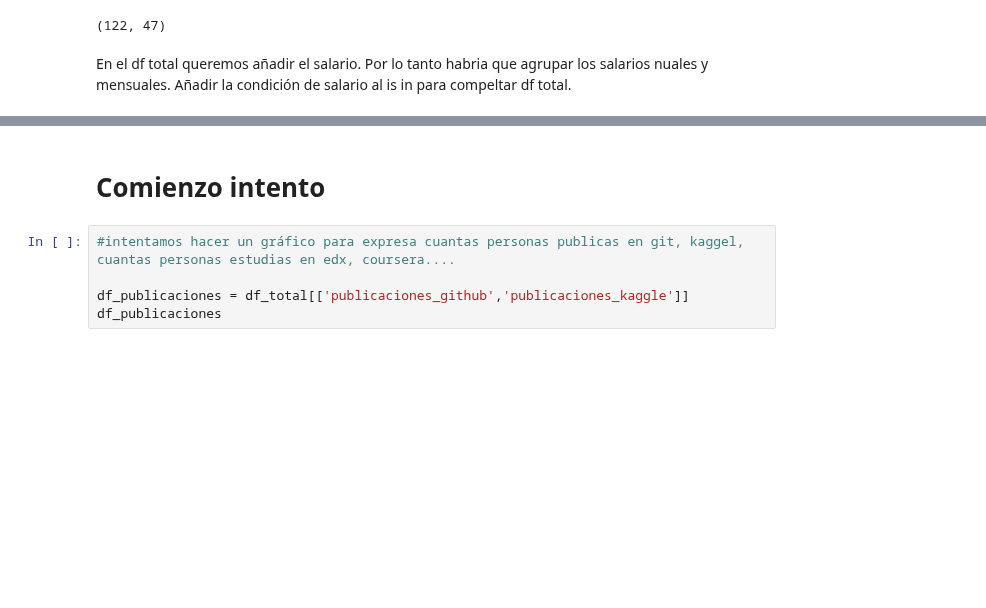
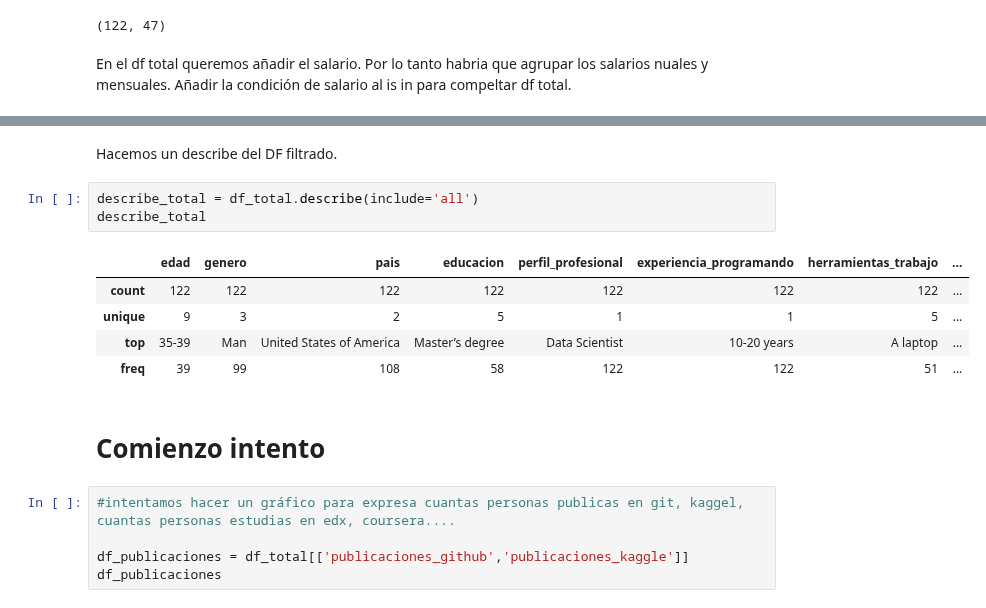
Before and after one commit to Adalab/project-da-promo-A-module-2-team-2, a Jupyter notebook: Proyecto 2- guarrillo copy 2.ipynb, the cells around one changed output, grey strips where cells are left out. Drawn from its saved outputs; the diff is of its cells as text; blank space fills up the shorter version.

```diff
--- a/Proyecto 2- guarrillo copy 2.ipynb
+++ b/Proyecto 2- guarrillo copy 2.ipynb
@@ -768,6 +761,17 @@ df_total.head(3)
 | 184 | 30-34 | Man | United States of America | Master’s degree | Data Scientist | 10-20 years | A cloud computing platform (AWS, ... | ... |
 | 287 | 35-39 | Woman | United States of America | Master’s degree | Data Scientist | 10-20 years | A cloud computing platform (AWS, ... | ... |
 | 393 | 35-39 | Man | United States of America | Master’s degree | Data Scientist | 10-20 years | A personal computer / desktop | ... |
+# %% [markdown]
+Hacemos un describe del DF filtrado.
+# %%
+describe_total = df_total.describe(include='all')
+describe_total
+# %% [output]
+|  | edad | genero | pais | educacion | perfil_profesional | experiencia_programando | herramientas_trabajo | ... |
+| count | 122 | 122 | 122 | 122 | 122 | 122 | 122 | ... |
+| unique | 9 | 3 | 2 | 5 | 1 | 1 | 5 | ... |
+| top | 35-39 | Man | United States of America | Master’s degree | Data Scientist | 10-20 years | A laptop | ... |
+| freq | 39 | 99 | 108 | 58 | 122 | 122 | 51 | ... |
 # %% [markdown]
 # Comienzo intento
 # %%
```
Also changed, not shown: parts of 12 cells of this notebook, 1 other file.
